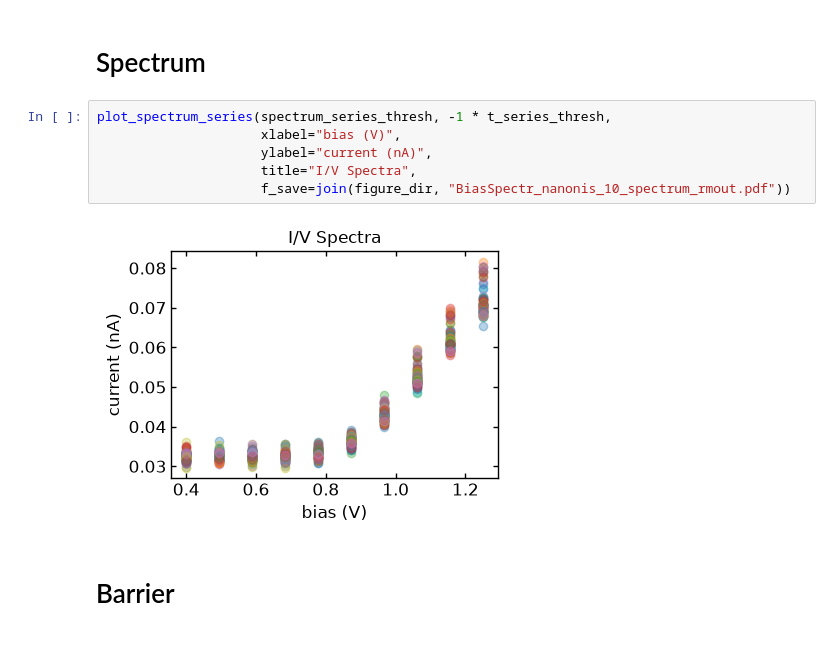
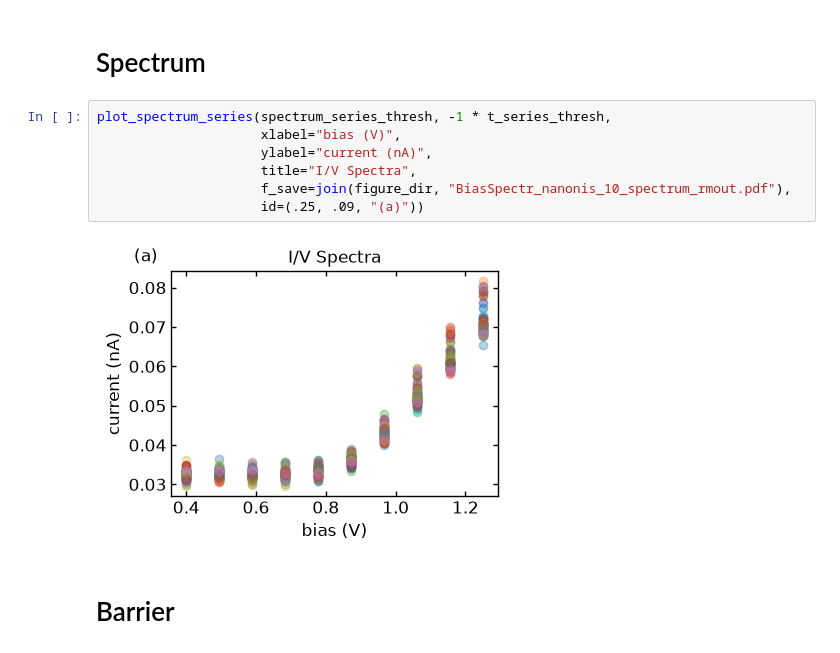
Before and after one commit to sandialabs/PRISMA, a Jupyter notebook: figures/BiasSpectr_nanonis_10.ipynb, the cells around one changed output. Drawn from its saved outputs; the diff is of its cells as text.

```diff
--- a/figures/BiasSpectr_nanonis_10.ipynb
+++ b/figures/BiasSpectr_nanonis_10.ipynb
@@ -154,11 +155,12 @@ t_series_thresh = t_series[thresh_series]
 # %%
 plot_spectrum_series(spectrum_series_thresh, -1 * t_series_thresh,
                      xlabel="bias (V)",
                      ylabel="current (nA)",
                      title="I/V Spectra",
-                     f_save=join(figure_dir, "BiasSpectr_nanonis_10_spectrum_rmout.pdf"))
+                     f_save=join(figure_dir, "BiasSpectr_nanonis_10_spectrum_rmout.pdf"),
+                     id=(.25, .09, "(a)"))
 # %% [output]
-[figure, old version]
+[figure, new version]
 # %% [markdown]
 # Barrier
 # %%
```
Also changed, not shown: parts of 2 cells of this notebook, 1 other file.
